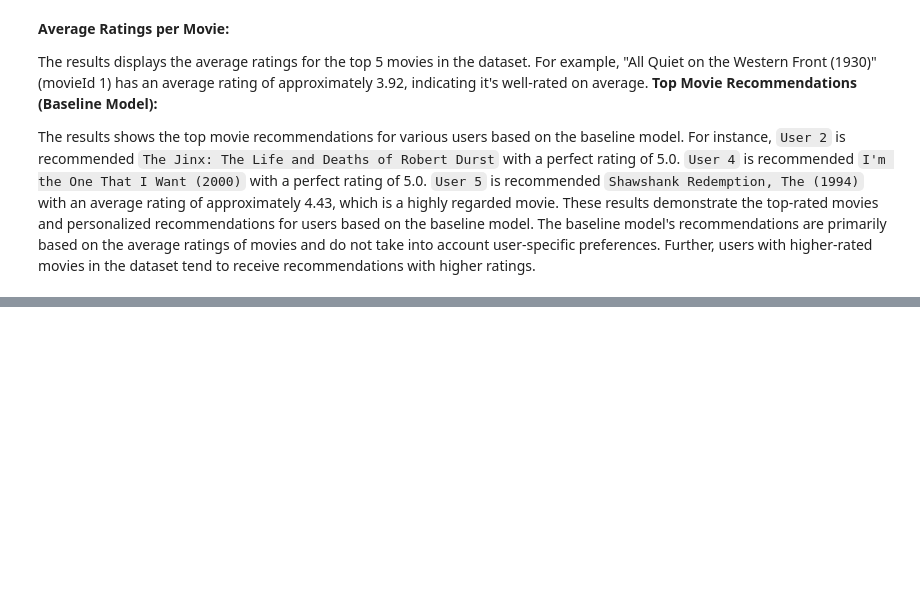
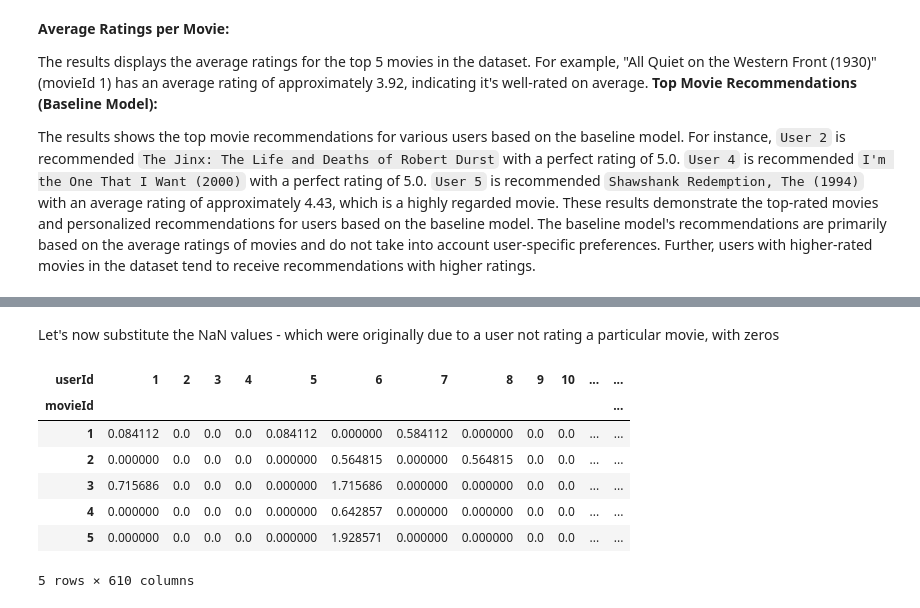
Before and after one commit to Dudimath/ScreenGenius-Smart-Movie-Suggestions, a Jupyter notebook: movie.ipynb, the cells around one changed output, grey strips where cells are left out. Saved outputs shown, nothing was run; the diff lists cells and outputs as text; code cells hidden in the pictures; blank space fills up the shorter version.

```diff
--- a/movie.ipynb
+++ b/movie.ipynb
@@ -552,0 +652,17 @@ Let's create a user-item matrix where rows represent users, columns represent mo
+# %% [markdown]
+Let's now substitute the NaN values - which were originally due to a user not rating a particular movie, with zeros
+# %%
+# Fill missing values (NaN) in the scaled user-item matrix with zeros
+matrix_scaled.fillna(0, inplace=True)
+
+# Display the first few rows of the scaled user-item matrix with missing values filled with zeros
+matrix_scaled.head()
+# %% [output]
+| userId | 1 | 2 | 3 | 4 | 5 | 6 | 7 | 8 | 9 | 10 | ... | ... |
+| movieId |  |  |  |  |  |  |  |  |  |  |  | ... |
+| 1 | 0.084112 | 0.0 | 0.0 | 0.0 | 0.084112 | 0.000000 | 0.584112 | 0.000000 | 0.0 | 0.0 | ... | ... |
+| 2 | 0.000000 | 0.0 | 0.0 | 0.0 | 0.000000 | 0.564815 | 0.000000 | 0.564815 | 0.0 | 0.0 | ... | ... |
+| 3 | 0.715686 | 0.0 | 0.0 | 0.0 | 0.000000 | 1.715686 | 0.000000 | 0.000000 | 0.0 | 0.0 | ... | ... |
+| 4 | 0.000000 | 0.0 | 0.0 | 0.0 | 0.000000 | 0.642857 | 0.000000 | 0.000000 | 0.0 | 0.0 | ... | ... |
+| 5 | 0.000000 | 0.0 | 0.0 | 0.0 | 0.000000 | 1.928571 | 0.000000 | 0.000000 | 0.0 | 0.0 | ... | ... |
+5 rows × 610 columns
```
Also changed, not shown: parts of 15 cells of this notebook.
